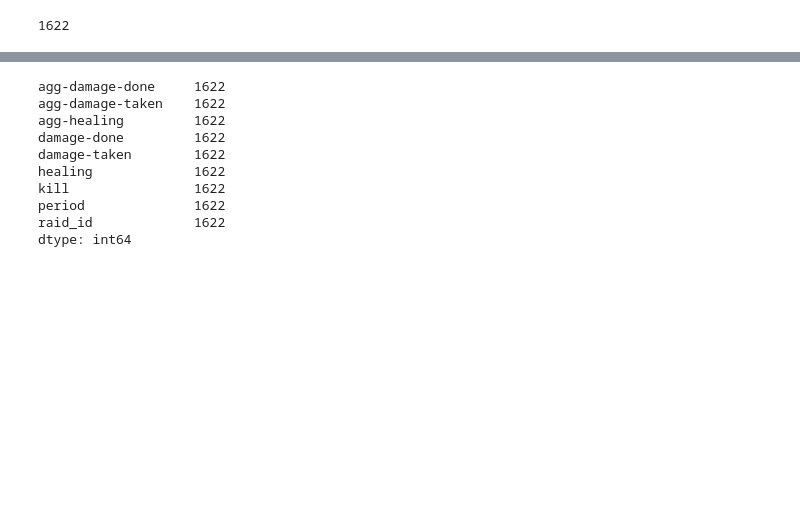
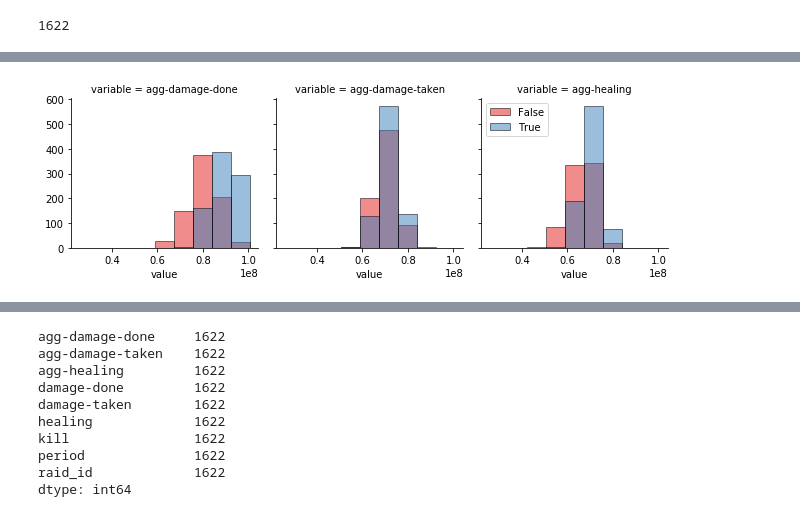
Before and after one commit to thoughtmanifest/perfect-timing, a Jupyter notebook: main.ipynb, the cells around one changed output, grey strips where cells are left out. Cells and saved outputs as stored; diff of their text form; code cells hidden in the pictures; blank space fills up the shorter version.

```diff
--- a/main.ipynb
+++ b/main.ipynb
@@ -93,0 +120,19 @@ raid_ids = df['raid_id'].values
+# %%
+import seaborn as sns
+import matplotlib.pyplot as plt
+
+#for feature in features:
+
+feature_list = list(df.drop(columns=['kill', 'period', 'raid_id']))
+
+df2 = pd.melt(df, id_vars='kill', value_vars=feature_list[:3], value_name='value')
+df2.head()
+
+bins=np.linspace(df2.value.min(), df2.value.max(), 10)
+g = sns.FacetGrid(df2, col="variable", hue="kill", palette="Set1", col_wrap=3)
+g.map(plt.hist, 'value', bins=bins, ec="k", alpha=.5)
+
+g.axes[-1].legend()
+plt.show()
+# %% [output]
+[figure, added]
```
Also changed, not shown: parts of 21 cells of this notebook.
